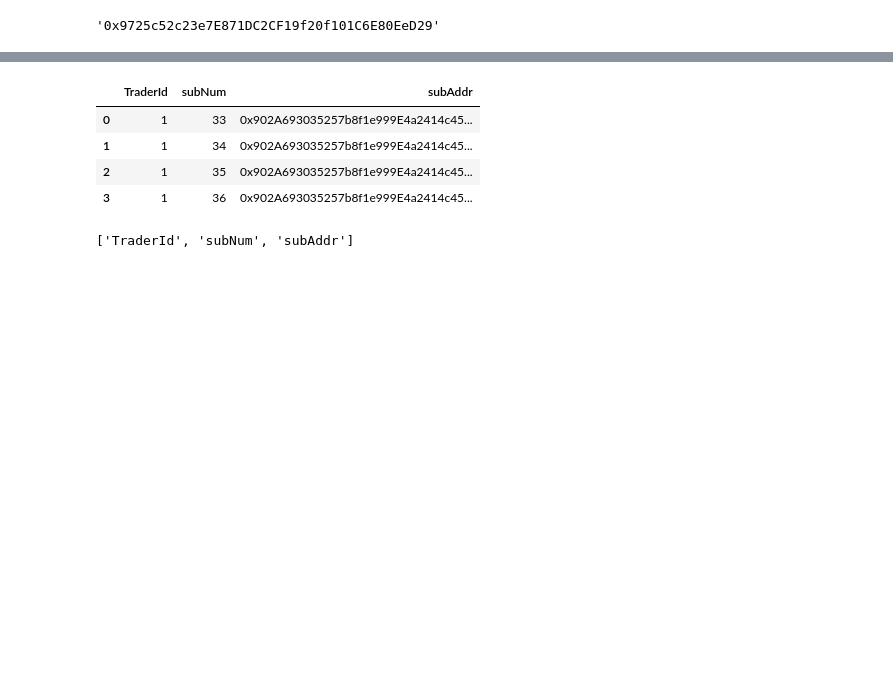
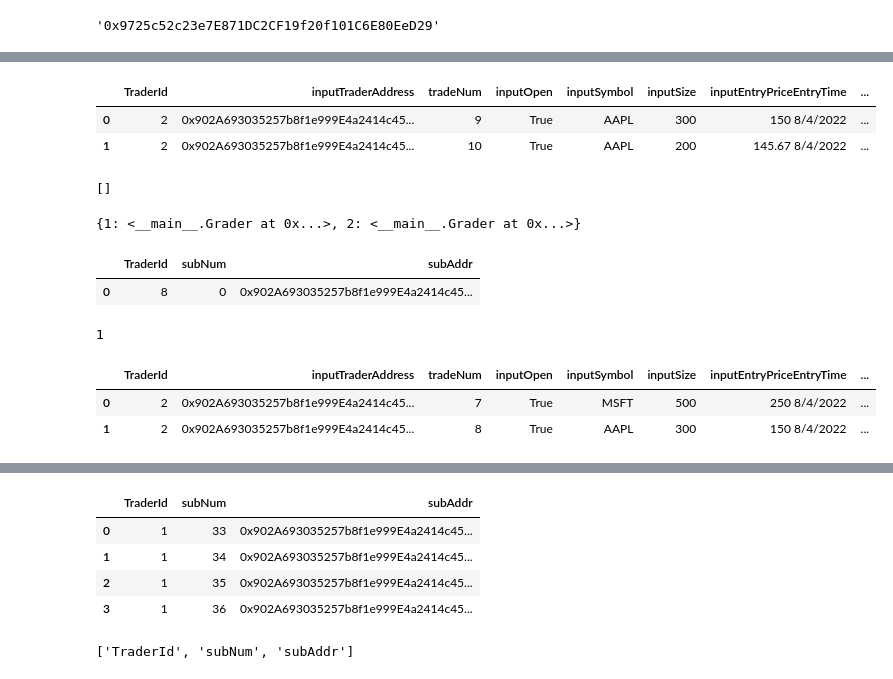
Before and after one commit to laramiedunlap/P3---TradeTiger, a Jupyter notebook: Code/Laramie.ipynb, the cells around one changed output, grey strips where cells are left out. Drawn from its saved outputs; the diff is of its cells as text; code cells hidden in the pictures; blank space fills up the shorter version.

```diff
--- a/Code/Laramie.ipynb
+++ b/Code/Laramie.ipynb
@@ -233 +289,23 @@ Starting while loop...
 KeyboardInterrupt:
+# %%
+all_trades_df
+# %% [output]
+|  | TraderId | inputTraderAddress | tradeNum | inputOpen | inputSymbol | inputSize | inputEntryPriceEntryTime | ... |
+| 0 | 2 | 0x902A693035257b8f1e999E4a2414c45... | 9 | True | AAPL | 300 | 150 8/4/2022 | ... |
+| 1 | 2 | 0x902A693035257b8f1e999E4a2414c45... | 10 | True | AAPL | 200 | 145.67 8/4/2022 | ... |
+# %%
+new_close_trade_event
+# %% [output]
+[]
+# %%
+
+trader_dict
+# %% [output]
+{1: <__main__.Grader at 0x...>, 2: <__main__.Grader at 0x...>}
+# %%
+test_df = pd.read_csv("Libraries/sub.csv")
+test_df
+test_df.drop(columns = [c for c in test_df.columns if "Unnamed" in c])
+# %% [output]
+|  | TraderId | subNum | subAddr |
+| 0 | 8 | 0 | 0x902A693035257b8f1e999E4a2414c45... |
@@ -233,0 +322,17 @@ KeyboardInterrupt:
+# %%
+test_df = pd.read_csv("Libraries/logger.csv")
+test_df = test_df.drop(columns = [c for c in test_df.columns if "Unnamed" in c])
+test_df = test_df.set_index('TraderId')
+test_dict = test_df.to_dict()
+other = {}
+for key in test_dict['newLogAddress']:
+    other[key] = Grader(key, test_dict['newLogAddress'][key])
+int(test_df.value_counts())
+# %% [output]
+1
+# %%
+all_trades_df
+# %% [output]
+|  | TraderId | inputTraderAddress | tradeNum | inputOpen | inputSymbol | inputSize | inputEntryPriceEntryTime | ... |
+| 0 | 2 | 0x902A693035257b8f1e999E4a2414c45... | 7 | True | MSFT | 500 | 250 8/4/2022 | ... |
+| 1 | 2 | 0x902A693035257b8f1e999E4a2414c45... | 8 | True | AAPL | 300 | 150 8/4/2022 | ... |
```
Also changed, not shown: parts of 10 cells of this notebook, 6 other files.
